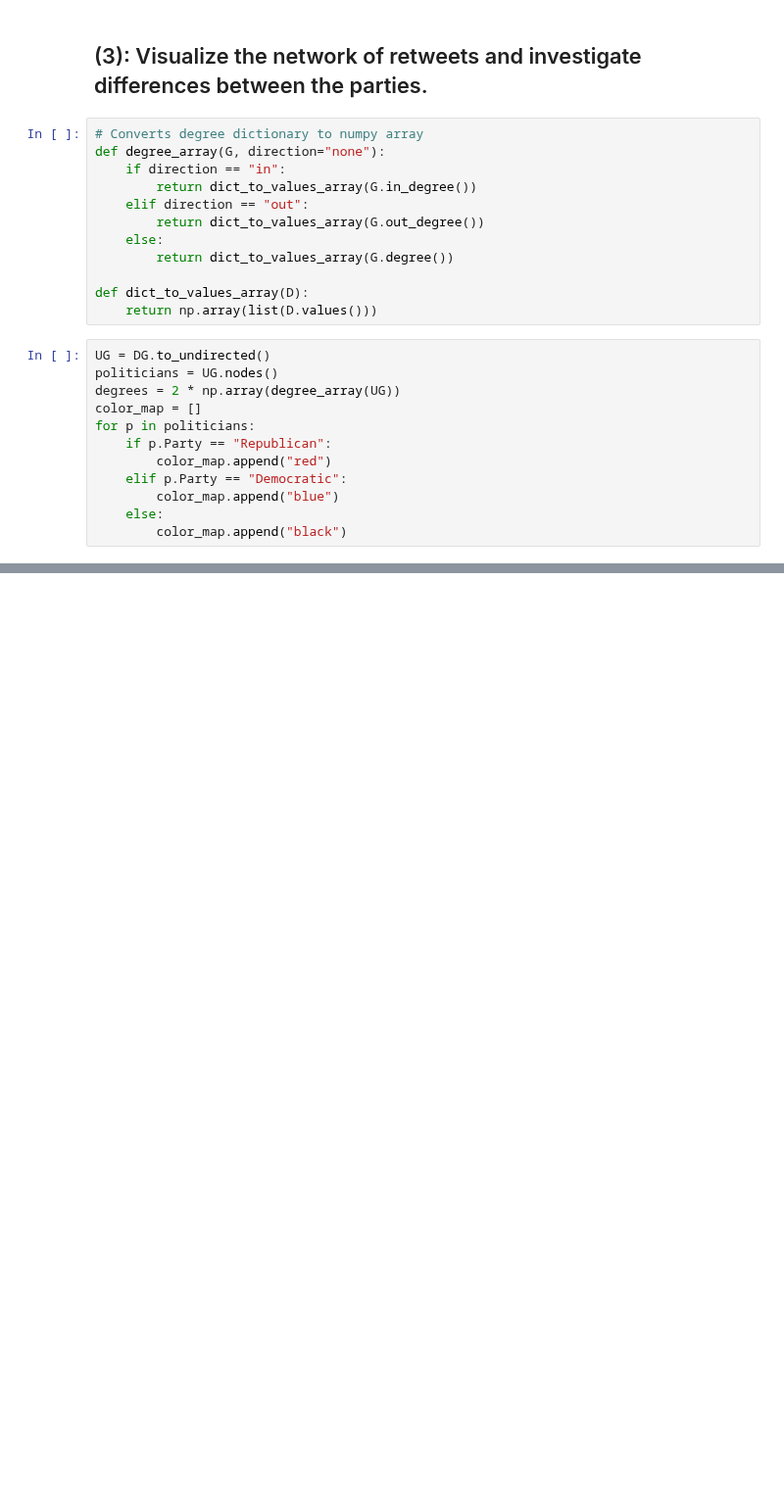
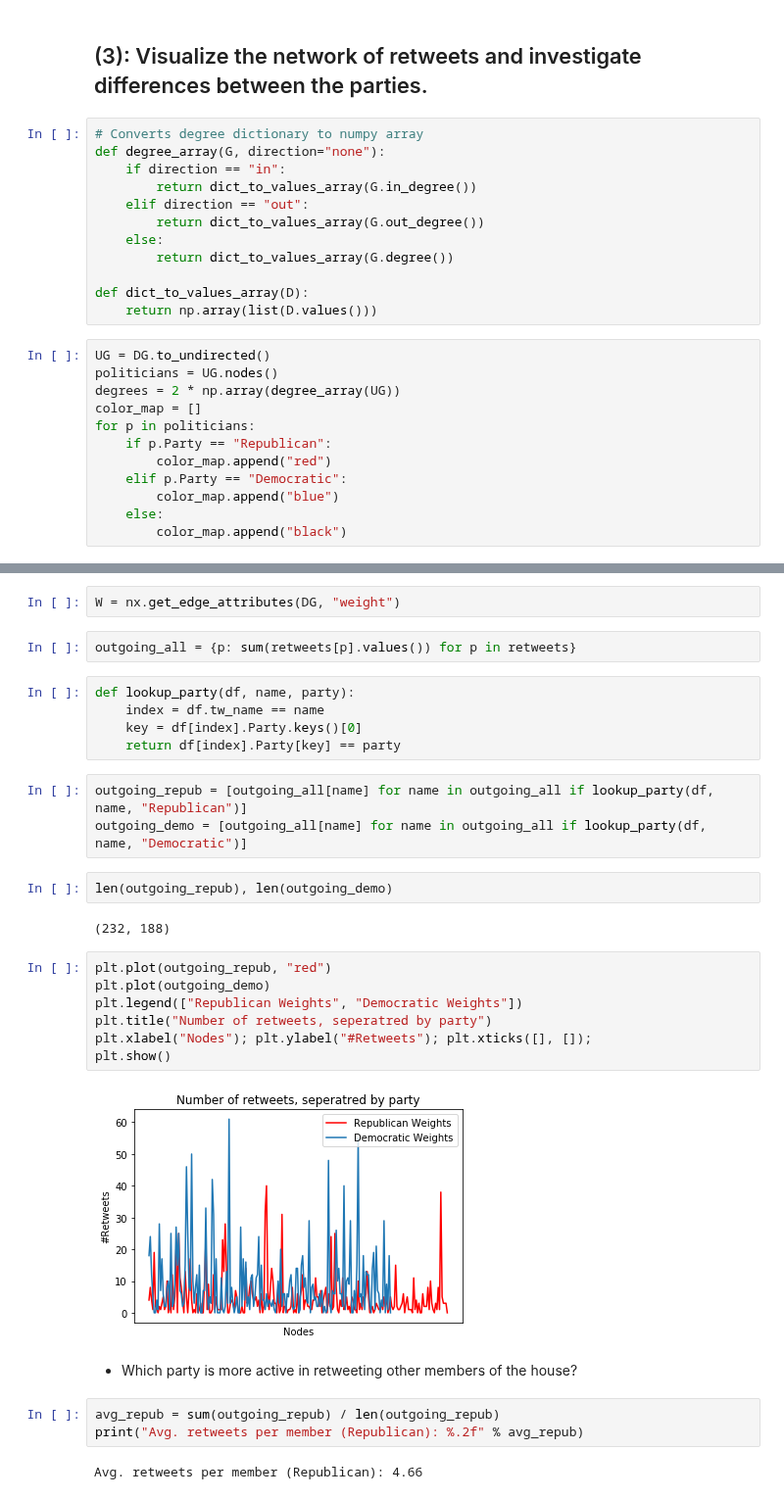
Before and after one commit to thomasnilsson/02805-social-graphs-2018, a Jupyter notebook: week8/week8.ipynb, the cells around one changed output, grey strips where cells are left out. Shown at 98% size. Drawn from its saved outputs; the diff is of its cells as text; blank space fills up the shorter version.

```diff
--- a/week8/week8.ipynb
+++ b/week8/week8.ipynb
@@ -122,0 +253,32 @@ plt.show()
+# %%
+W = nx.get_edge_attributes(DG, "weight")
+# %%
+outgoing_all = {p: sum(retweets[p].values()) for p in retweets}
+# %%
+def lookup_party(df, name, party):
+    index = df.tw_name == name
+    key = df[index].Party.keys()[0]
+    return df[index].Party[key] == party
+# %%
+outgoing_repub = [outgoing_all[name] for name in outgoing_all if lookup_party(df, name, "Republican")]
+outgoing_demo = [outgoing_all[name] for name in outgoing_all if lookup_party(df, name, "Democratic")]
+# %%
+len(outgoing_repub), len(outgoing_demo)
+# %% [output]
+(232, 188)
+# %%
+plt.plot(outgoing_repub, "red")
+plt.plot(outgoing_demo)
+plt.legend(["Republican Weights", "Democratic Weights"])
+plt.title("Number of retweets, seperatred by party")
+plt.xlabel("Nodes"); plt.ylabel("#Retweets"); plt.xticks([], []);
+plt.show()
+# %% [output]
+[figure, added]
+# %% [markdown]
+* Which party is more active in retweeting other members of the house?
+# %%
+avg_repub = sum(outgoing_repub) / len(outgoing_repub)
+print("Avg. retweets per member (Republican): %.2f" % avg_repub)
+# %% [output]
+Avg. retweets per member (Republican): 4.66
```
Also changed, not shown: parts of 21 cells of this notebook, 1 other file.
